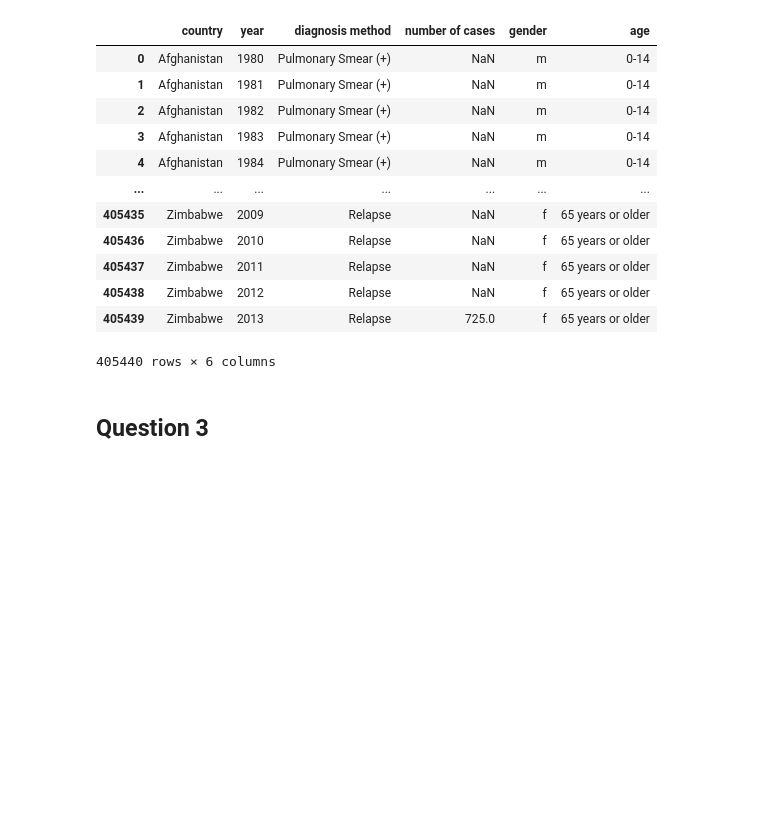
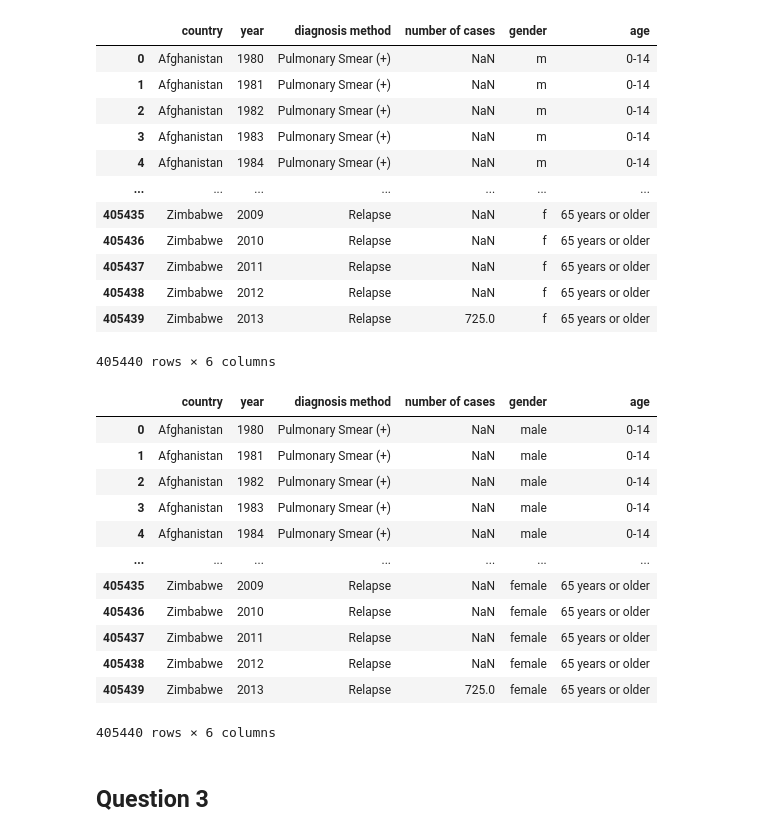
Before and after one commit to naveen02589/data602, a Jupyter notebook: Week01/hw01.ipynb, the cells around one changed output. Cells and saved outputs as stored; diff of their text form; code cells hidden in the pictures; blank space fills up the shorter version.

```diff
--- a/Week01/hw01.ipynb
+++ b/Week01/hw01.ipynb
@@ -198,6 +198,24 @@ df1
 | 405438 | Zimbabwe | 2012 | Relapse | NaN | f | 65 years or older |
 | 405439 | Zimbabwe | 2013 | Relapse | 725.0 | f | 65 years or older |
 405440 rows × 6 columns
+# %%
+df1.replace({'gender': r'm'}, {'gender': 'male'}, regex=True,inplace = True)
+df1.replace({'gender': r'f'}, {'gender': 'female'}, regex=True,inplace = True)
+df1
+# %% [output]
+|  | country | year | diagnosis method | number of cases | gender | age |
+| 0 | Afghanistan | 1980 | Pulmonary Smear (+) | NaN | male | 0-14 |
+| 1 | Afghanistan | 1981 | Pulmonary Smear (+) | NaN | male | 0-14 |
+| 2 | Afghanistan | 1982 | Pulmonary Smear (+) | NaN | male | 0-14 |
+| 3 | Afghanistan | 1983 | Pulmonary Smear (+) | NaN | male | 0-14 |
+| 4 | Afghanistan | 1984 | Pulmonary Smear (+) | NaN | male | 0-14 |
+| ... | ... | ... | ... | ... | ... | ... |
+| 405435 | Zimbabwe | 2009 | Relapse | NaN | female | 65 years or older |
+| 405436 | Zimbabwe | 2010 | Relapse | NaN | female | 65 years or older |
+| 405437 | Zimbabwe | 2011 | Relapse | NaN | female | 65 years or older |
+| 405438 | Zimbabwe | 2012 | Relapse | NaN | female | 65 years or older |
+| 405439 | Zimbabwe | 2013 | Relapse | 725.0 | female | 65 years or older |
+405440 rows × 6 columns
 # %% [markdown]
 ## Question 3
 # %%
```
